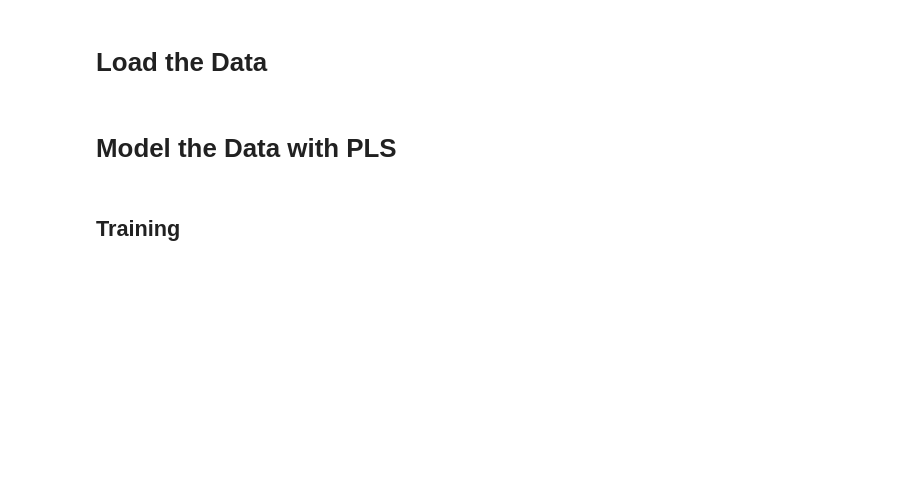
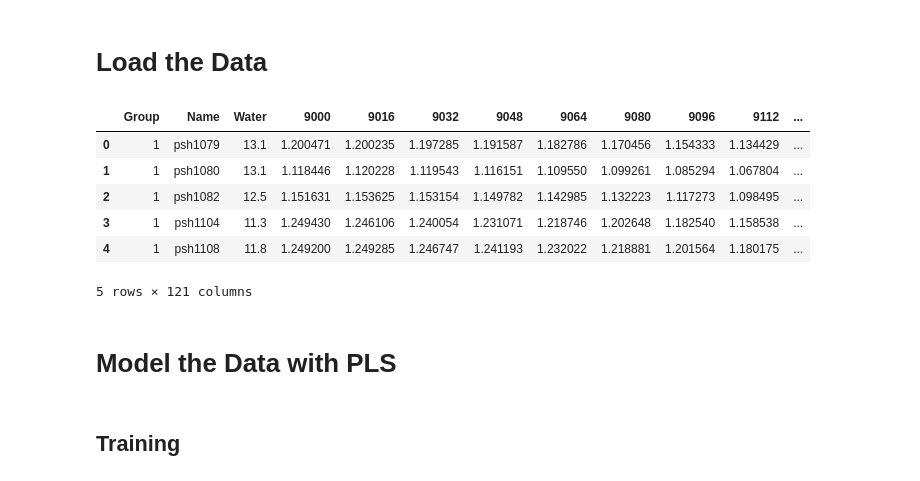
Before and after one commit to mahynski/pychemauth, a Jupyter notebook: examples/pls_example.ipynb, the cells around one changed output. Cells and saved outputs as stored; diff of their text form; code cells hidden in the pictures; blank space fills up the shorter version.

```diff
--- a/examples/pls_example.ipynb
+++ b/examples/pls_example.ipynb
@@ -3,0 +1,19 @@
+# %%
+using_colab = 'google.colab' in str(get_ipython())
+if using_colab:
+  !git clone https://github.com/mahynski/chemometrics.git
+  !cd chemometrics; pip install -r requirements.txt
+else:
+  import sys
+  sys.path.append('../../')
+
+import chemometrics
+
+import matplotlib.pyplot as plt
+%matplotlib inline
+
+import watermark
+%load_ext watermark
+
+%load_ext autoreload
+%autoreload 2
@@ -34,9 +79,21 @@ Figure 1 from this paper illustrates the workflow:
 # Load the Data
 # %%
 # Let's load some data from the tests/ for this example
-df = pd.read_csv('../tests/data/pls_train.csv')
+if using_colab:
+    loc = 'https://raw.githubusercontent.com/mahynski/chemometrics/master/tests/data/pls_train.csv'
+else:
+    loc = '../tests/data/pls_train.csv'
+df = pd.read_csv(loc)
 # %%
-df
+df.head()
+# %% [output]
+|  | Group | Name | Water | 9000 | 9016 | 9032 | 9048 | 9064 | 9080 | 9096 | 9112 | ... |
+| 0 | 1 | psh1079 | 13.1 | 1.200471 | 1.200235 | 1.197285 | 1.191587 | 1.182786 | 1.170456 | 1.154333 | 1.134429 | ... |
+| 1 | 1 | psh1080 | 13.1 | 1.118446 | 1.120228 | 1.119543 | 1.116151 | 1.109550 | 1.099261 | 1.085294 | 1.067804 | ... |
+| 2 | 1 | psh1082 | 12.5 | 1.151631 | 1.153625 | 1.153154 | 1.149782 | 1.142985 | 1.132223 | 1.117273 | 1.098495 | ... |
+| 3 | 1 | psh1104 | 11.3 | 1.249430 | 1.246106 | 1.240054 | 1.231071 | 1.218746 | 1.202648 | 1.182540 | 1.158538 | ... |
+| 4 | 1 | psh1108 | 11.8 | 1.249200 | 1.249285 | 1.246747 | 1.241193 | 1.232022 | 1.218881 | 1.201564 | 1.180175 | ... |
+5 rows × 121 columns
 # %%
 raw_x = np.array(df.values[:,3:], dtype=float) # Extract features
 raw_y = np.array(df['Water'].values, dtype=float) # Take the water content as the target
```
Also changed, not shown: parts of 25 cells of this notebook, 6 other files.
